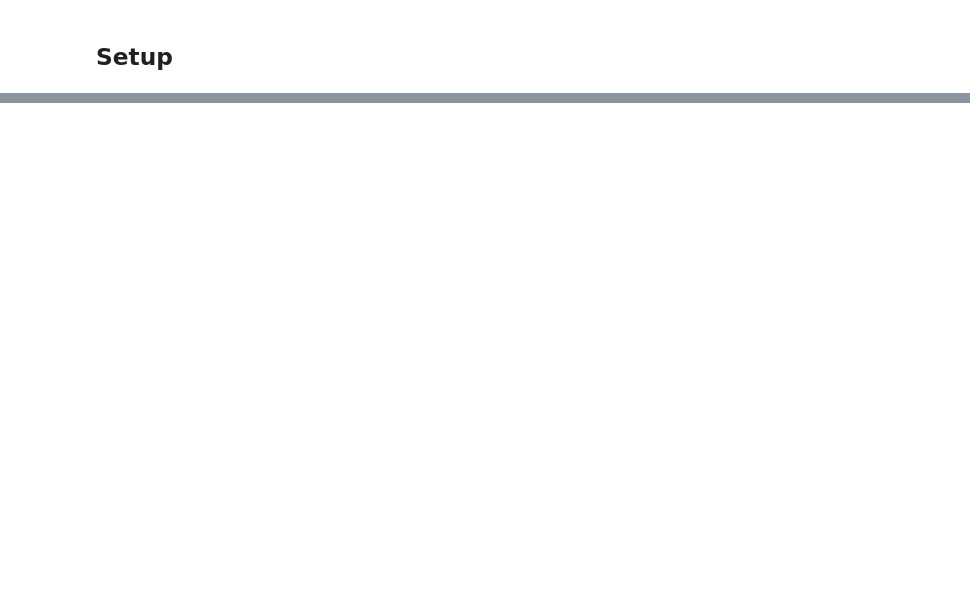
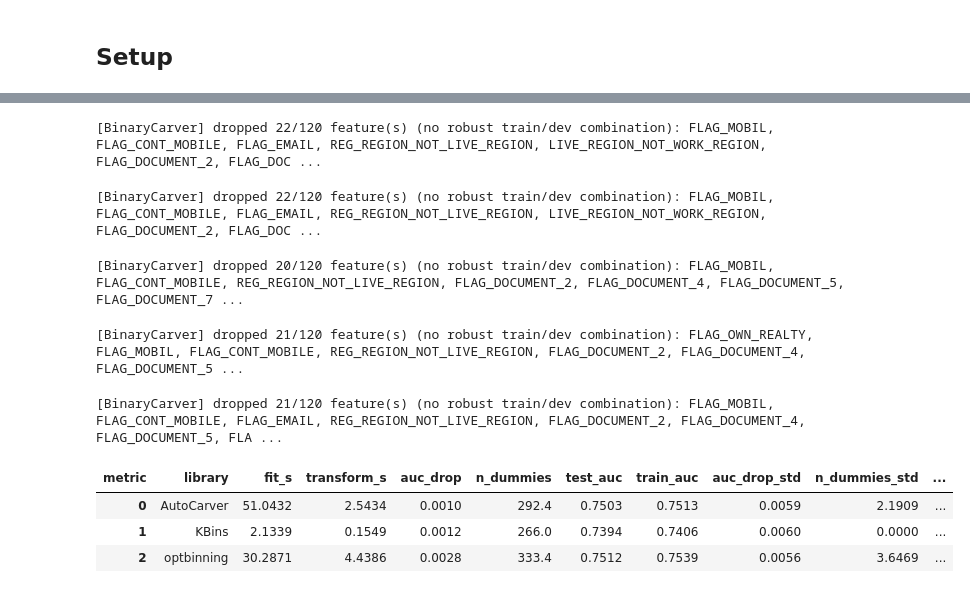
Before and after one commit to mdefrance/AutoCarver, a Jupyter notebook: docs/source/examples/Comparison/comparison_notebook.ipynb, the cells around one changed output, grey strips where cells are left out. Drawn from its saved outputs; the diff is of its cells as text; code cells hidden in the pictures; blank space fills up the shorter version.

```diff
--- a/docs/source/examples/Comparison/comparison_notebook.ipynb
+++ b/docs/source/examples/Comparison/comparison_notebook.ipynb
@@ -165,20 +192,0 @@ def bin_with_kbins(X_train, X_dev, X_test, categoricals, quantitatives, n_bins=5
-# %%
-credit = fetch_openml(data_id=31, as_frame=True)
-df = credit.frame.copy()
-
-y_binary = (df['class'] == 'bad').astype(int)
-X_binary = df.drop(columns=['class'])
-
-X_train, X_rest, y_train, y_rest = train_test_split(
-    X_binary, y_binary, test_size=0.4, random_state=SEED, stratify=y_binary,
-)
-X_dev, X_test, y_dev, y_test = train_test_split(
-    X_rest, y_rest, test_size=0.5, random_state=SEED, stratify=y_rest,
-)
-
-categoricals = [c for c in X_binary.columns if X_binary[c].dtype == object or isinstance(X_binary[c].dtype, pd.CategoricalDtype)]
-quantitatives = [c for c in X_binary.columns if c not in categoricals]
-
-print(f'train={len(X_train)}, dev={len(X_dev)}, test={len(X_test)}')
-print(f'categoricals={len(categoricals)}, numericals={len(quantitatives)}')
-print(f'bad rate (train)={y_train.mean():.3f}, (test)={y_test.mean():.3f}')
@@ -230,0 +243,41 @@ WARNING: No robust combination for Numerical('num_dependents'). Consider increas
+# %%
+BINARY_RUNNERS = {
+    'AutoCarver': lambda X_train, y_train, X_dev, y_dev, X_test: bin_with_autocarver(X_train, y_train, X_dev, y_dev, X_test, categoricals, quantitatives, 'binary'),
+    'optbinning': lambda X_train, y_train, X_dev, y_dev, X_test: bin_with_optbinning(X_train, y_train, X_dev, y_dev, X_test, categoricals, quantitatives, 'binary'),
+    'KBins': lambda X_train, y_train, X_dev, y_dev, X_test: bin_with_kbins(X_train, X_dev, X_test, categoricals, quantitatives),
+}
+
+binary_tidy_rows = []
+last_autocarver = None
+for seed in SEEDS:
+    X_train, X_dev, X_test, y_train, y_dev, y_test = make_binary_splits(seed)
+    y_train_full = pd.concat([y_train, y_dev])
+    for name, run in BINARY_RUNNERS.items():
+        X_tr, X_te, fit_t, transform_t, model = run(X_train, y_train, X_dev, y_dev, X_test)
+        if name == 'AutoCarver':
+            last_autocarver = model
+        scores = fit_eval_binary(X_tr, X_te, y_train_full, y_test)
+        values = {
+            'fit_s': fit_t,
+            'transform_s': transform_t,
+            'train_auc': scores['train_auc'],
+            'test_auc': scores['test_auc'],
+            'auc_drop': scores['train_auc'] - scores['test_auc'],
+            'n_dummies': scores['n_dummies'],
+        }
+        for metric, value in values.items():
+            binary_tidy_rows.append({'seed': seed, 'library': name, 'metric': metric, 'value': value})
+
+binary_tidy = pd.DataFrame(binary_tidy_rows)
+binary_results = summarize_multiseed(binary_tidy, ['train_auc', 'test_auc', 'auc_drop', 'n_dummies'], timing_seed=SEEDS[0])
+binary_results
+# %% [output]
+[BinaryCarver] dropped 22/120 feature(s) (no robust train/dev combination): FLAG_MOBIL, FLAG_CONT_MOBILE, FLAG_EMAIL, REG_REGION_NOT_LIVE_REGION, LIVE_REGION_NOT_WORK_REGION, FLAG_DOCUMENT_2, FLAG_DOC ...
+[BinaryCarver] dropped 22/120 feature(s) (no robust train/dev combination): FLAG_MOBIL, FLAG_CONT_MOBILE, FLAG_EMAIL, REG_REGION_NOT_LIVE_REGION, LIVE_REGION_NOT_WORK_REGION, FLAG_DOCUMENT_2, FLAG_DOC ...
+[BinaryCarver] dropped 20/120 feature(s) (no robust train/dev combination): FLAG_MOBIL, FLAG_CONT_MOBILE, REG_REGION_NOT_LIVE_REGION, FLAG_DOCUMENT_2, FLAG_DOCUMENT_4, FLAG_DOCUMENT_5, FLAG_DOCUMENT_7 ...
+[BinaryCarver] dropped 21/120 feature(s) (no robust train/dev combination): FLAG_OWN_REALTY, FLAG_MOBIL, FLAG_CONT_MOBILE, REG_REGION_NOT_LIVE_REGION, FLAG_DOCUMENT_2, FLAG_DOCUMENT_4, FLAG_DOCUMENT_5 ...
+[BinaryCarver] dropped 21/120 feature(s) (no robust train/dev combination): FLAG_MOBIL, FLAG_CONT_MOBILE, FLAG_EMAIL, REG_REGION_NOT_LIVE_REGION, FLAG_DOCUMENT_2, FLAG_DOCUMENT_4, FLAG_DOCUMENT_5, FLA ...
+| metric | library | fit_s | transform_s | auc_drop | n_dummies | test_auc | train_auc | auc_drop_std | n_dummies_std | ... |
+| 0 | AutoCarver | 51.0432 | 2.5434 | 0.0010 | 292.4 | 0.7503 | 0.7513 | 0.0059 | 2.1909 | ... |
+| 1 | KBins | 2.1339 | 0.1549 | 0.0012 | 266.0 | 0.7394 | 0.7406 | 0.0060 | 0.0000 | ... |
+| 2 | optbinning | 30.2871 | 4.4386 | 0.0028 | 333.4 | 0.7512 | 0.7539 | 0.0056 | 3.6469 | ... |
```
Also changed, not shown: parts of 25 cells of this notebook, 35 other files.
